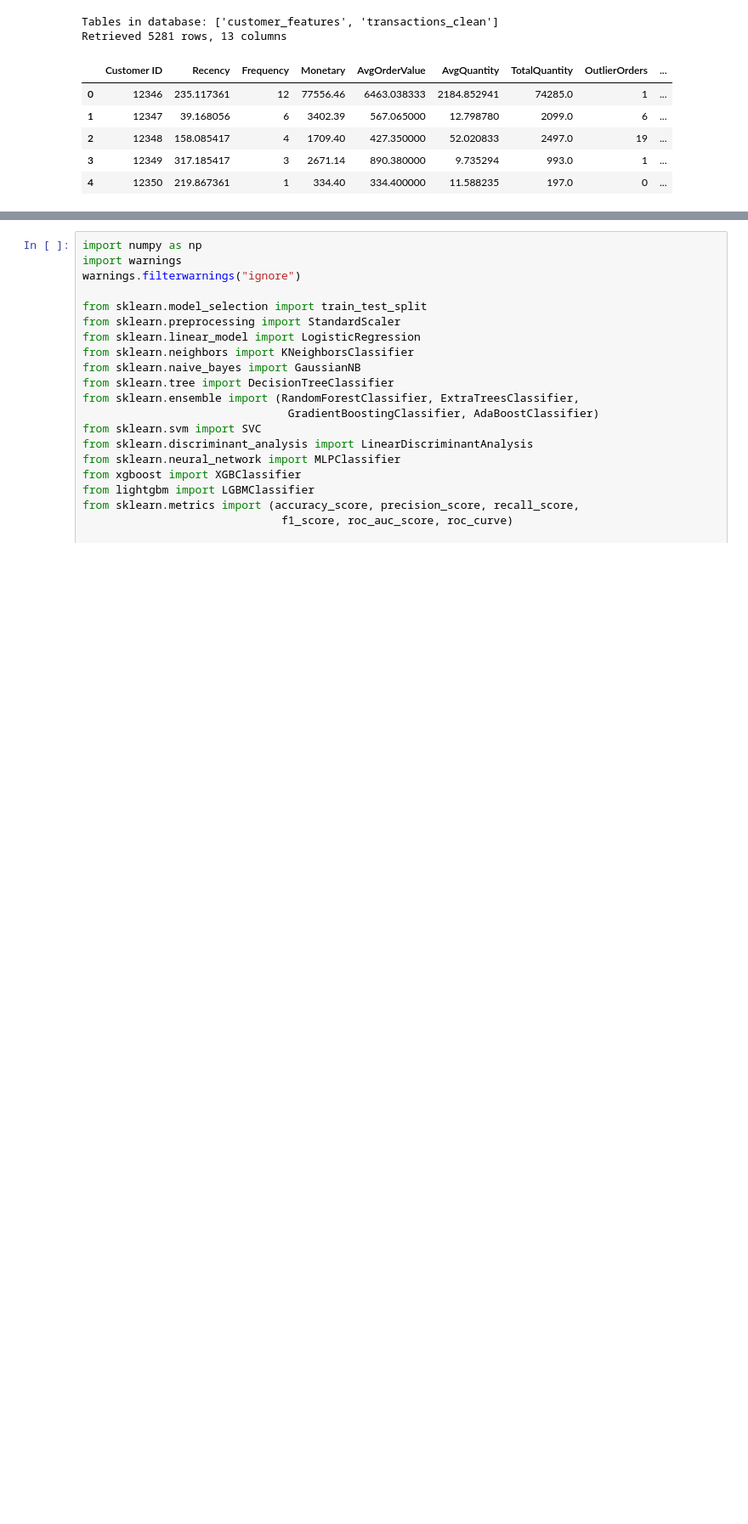
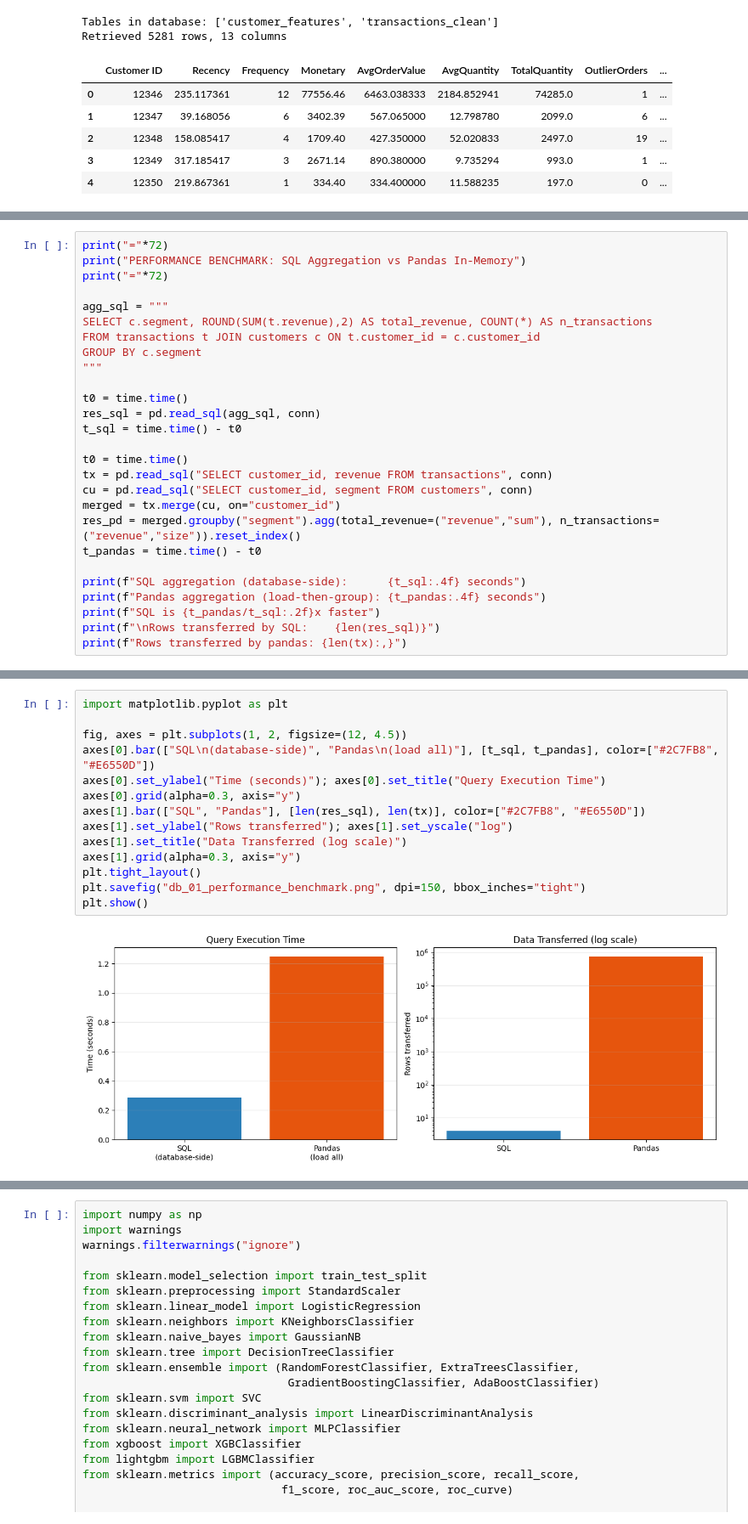
Before and after one commit to littlestuart07/Online-Retail-Analytics-Project, a Jupyter notebook: Digital Assignment 2/DA2_ML_Models.ipynb, the cells around one changed output, grey strips where cells are left out. Shown at 85% size. Cells and saved outputs as stored; diff of their text form; blank space fills up the shorter version.

```diff
--- a/Digital Assignment 2/DA2_ML_Models.ipynb
+++ b/Digital Assignment 2/DA2_ML_Models.ipynb
@@ -25,0 +414,27 @@ Retrieved 5281 rows, 13 columns
+# %%
+print("="*72)
+print("PERFORMANCE BENCHMARK: SQL Aggregation vs Pandas In-Memory")
+print("="*72)
+
+agg_sql = """
+SELECT c.segment, ROUND(SUM(t.revenue),2) AS total_revenue, COUNT(*) AS n_transactions
+FROM transactions t JOIN customers c ON t.customer_id = c.customer_id
+GROUP BY c.segment
+"""
+
+t0 = time.time()
+res_sql = pd.read_sql(agg_sql, conn)
+t_sql = time.time() - t0
+
+t0 = time.time()
+tx = pd.read_sql("SELECT customer_id, revenue FROM transactions", conn)
+cu = pd.read_sql("SELECT customer_id, segment FROM customers", conn)
+merged = tx.merge(cu, on="customer_id")
+res_pd = merged.groupby("segment").agg(total_revenue=("revenue","sum"), n_transactions=("revenue","size")).reset_index()
+t_pandas = time.time() - t0
+
+print(f"SQL aggregation (database-side):      {t_sql:.4f} seconds")
+print(f"Pandas aggregation (load-then-group): {t_pandas:.4f} seconds")
+print(f"SQL is {t_pandas/t_sql:.2f}x faster")
+print(f"\nRows transferred by SQL:    {len(res_sql)}")
+print(f"Rows transferred by pandas: {len(tx):,}")
@@ -25,0 +451,16 @@ Retrieved 5281 rows, 13 columns
+# %%
+import matplotlib.pyplot as plt
+
+fig, axes = plt.subplots(1, 2, figsize=(12, 4.5))
+axes[0].bar(["SQL\n(database-side)", "Pandas\n(load all)"], [t_sql, t_pandas], color=["#2C7FB8", "#E6550D"])
+axes[0].set_ylabel("Time (seconds)"); axes[0].set_title("Query Execution Time")
+axes[0].grid(alpha=0.3, axis="y")
+axes[1].bar(["SQL", "Pandas"], [len(res_sql), len(tx)], color=["#2C7FB8", "#E6550D"])
+axes[1].set_ylabel("Rows transferred"); axes[1].set_yscale("log")
+axes[1].set_title("Data Transferred (log scale)")
+axes[1].grid(alpha=0.3, axis="y")
+plt.tight_layout()
+plt.savefig("db_01_performance_benchmark.png", dpi=150, bbox_inches="tight")
+plt.show()
+# %% [output]
+[figure, added]
```
Also changed, not shown: parts of 47 cells of this notebook.
